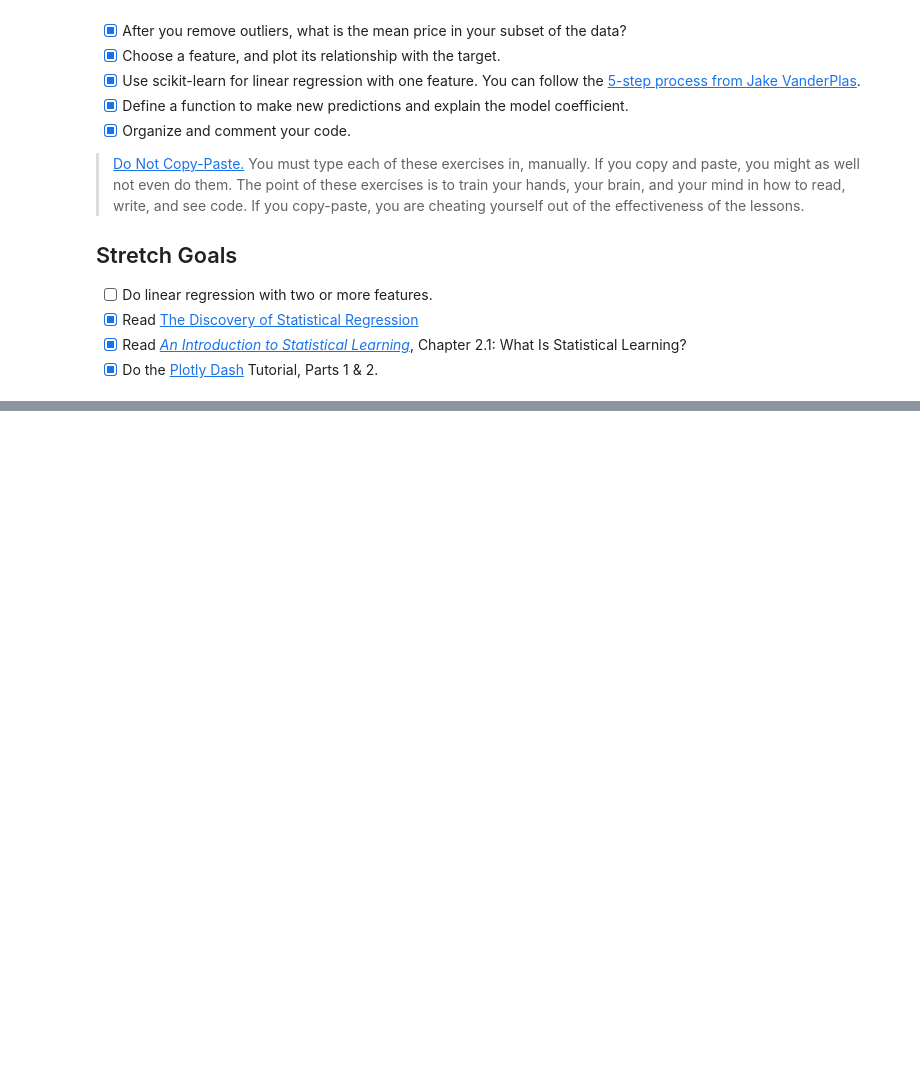
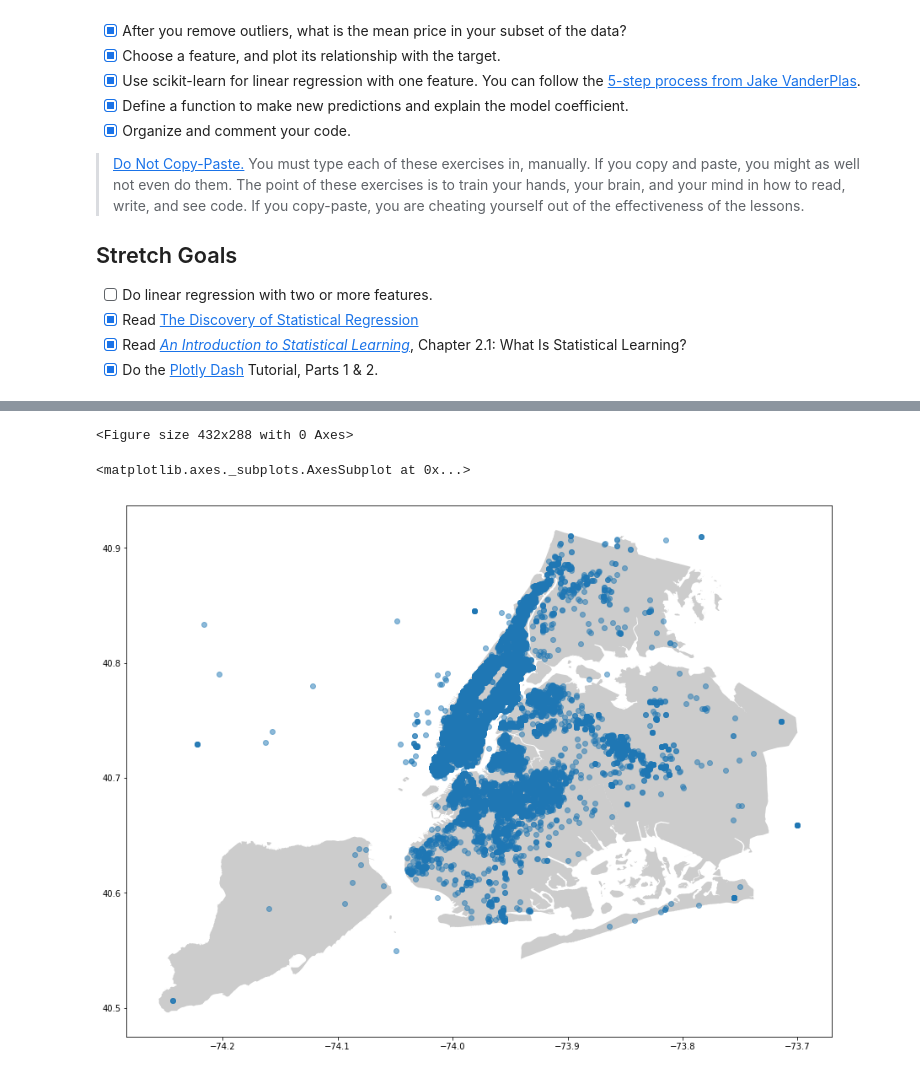
Before and after one commit to ianforrest11/DS-Unit-2-Regression-Classification, a Jupyter notebook: module1/assignment_regression_classification_1.ipynb, the cells around one changed output, grey strips where cells are left out. Saved outputs shown, nothing was run; the diff lists cells and outputs as text; code cells hidden in the pictures; blank space fills up the shorter version.

```diff
--- a/module1/assignment_regression_classification_1.ipynb
+++ b/module1/assignment_regression_classification_1.ipynb
@@ -117,0 +176,9 @@ The mean price of the adjusted dataset is: 3762.0
+# %%
+crs = {'init':'espc:4326'}
+# %%
+geometry = [Point(xy) for xy in zip(df['longitude'], df['latitude'])]
+# %%
+geo_df = gpd.GeoDataFrame(df,
+                         crs = crs,
+                         geometry = geometry)
+geo_df.head()
@@ -117,0 +192,12 @@ The mean price of the adjusted dataset is: 3762.0
+# %%
+geo_df.plot(ax=ax,color='red')
+plt.show();
+# %% [output]
+<Figure size 432x288 with 0 Axes>
+# %%
+fig, ax = plt.subplots(figsize=(15,15))
+street_map.plot(ax=ax, alpha=0.4,color='grey')
+geo_df.plot(ax=ax,alpha=0.5)
+# %% [output]
+<matplotlib.axes._subplots.AxesSubplot at 0x...>
+[figure, added]
```
Also changed, not shown: parts of 10 cells of this notebook.
